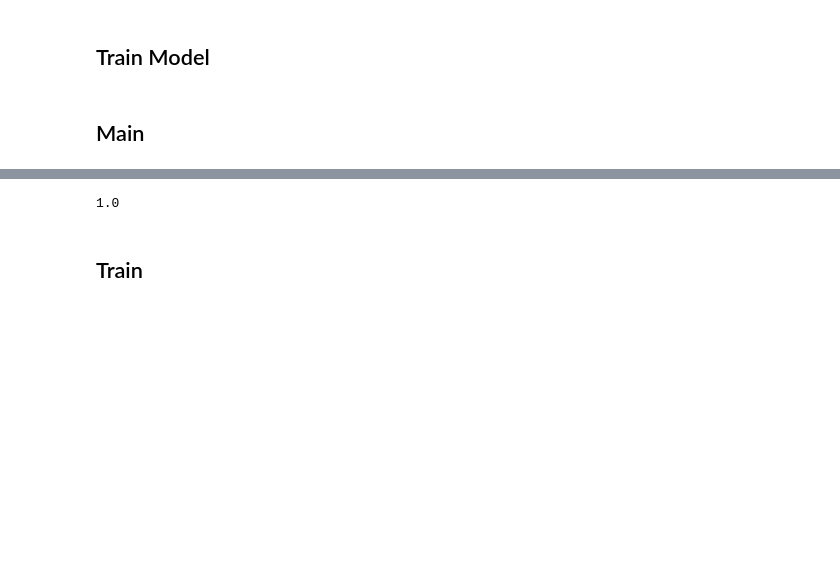
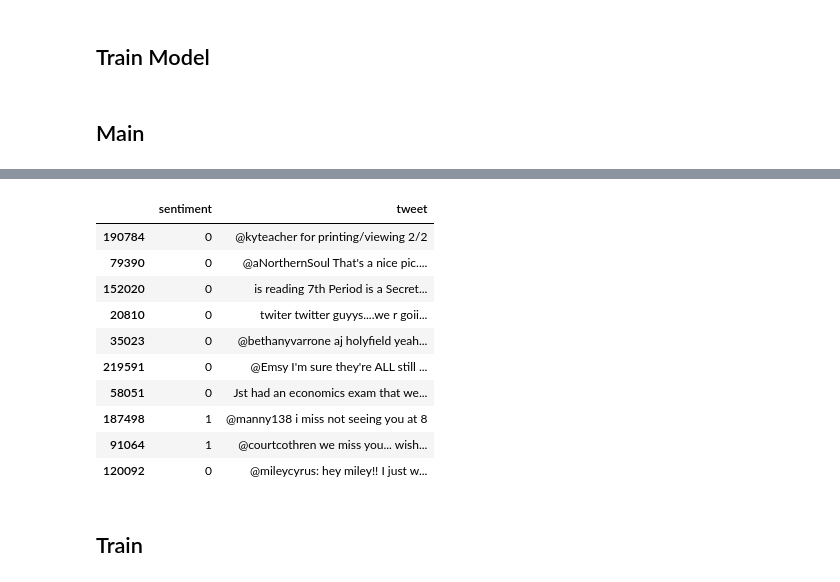
Before and after one commit to shahules786/Twitter-Sentiment, a Jupyter notebook: notebooks/Tweet_classification.ipynb, the cells around one changed output, grey strips where cells are left out. Drawn from its saved outputs; the diff is of its cells as text; code cells hidden in the pictures; blank space fills up the shorter version.

```diff
--- a/notebooks/Tweet_classification.ipynb
+++ b/notebooks/Tweet_classification.ipynb
@@ -302,6 +272,6 @@ import re
 df = pd.read_csv("/content/sentiment140.zip",encoding=DATASET_ENCODING)
 df= df.iloc[:,[0,-1]]
 df.columns = ['sentiment','tweet']
-df = pd.concat([df.query("sentiment==0").sample(110000),df.query("sentiment==4").sample(110000)])
-df.sentiment = df.sentiment.map({0:0,4:1})
+df = pd.concat([df.query("sentiment==0").sample(120000),df.query("sentiment==4").sample(120000)])
+df.sentiment = df.sentiment.map({0:1,4:0})
 df =  shuffle(df).reset_index(drop=True)
@@ -318,12 +294,20 @@ tweet_pad,word_index = tokenizer(corpus)
 #embedding_dict = load_glove()
 # %%
 embedding_matrix = prepare_matrix(vocab)
-# %%
-import operator
-oov = sorted(embedding_matrix[2].items(),key=lambda x : x[1], reverse=True)
-len(embedding_matrix[1])/len(vocab)
-# %% [output]
-1.0
+# %%
+df.sample(10)
+# %% [output]
+|  | sentiment | tweet |
+| 190784 | 0 | @kyteacher for printing/viewing 2/2 |
+| 79390 | 0 | @aNorthernSoul That's a nice pic.... |
+| 152020 | 0 | is reading 7th Period is a Secret... |
+| 20810 | 0 | twiter twitter guyys....we r goii... |
+| 35023 | 0 | @bethanyvarrone aj holyfield yeah... |
+| 219591 | 0 | @Emsy I'm sure they're ALL still ... |
+| 58051 | 0 | Jst had an economics exam that we... |
+| 187498 | 1 | @manny138 i miss not seeing you at 8 |
+| 91064 | 1 | @courtcothren we miss you... wish... |
+| 120092 | 0 | @mileycyrus: hey miley!! I just w... |
 # %% [markdown]
 ## Train
 # %%
```
Also changed, not shown: parts of 43 cells of this notebook.
